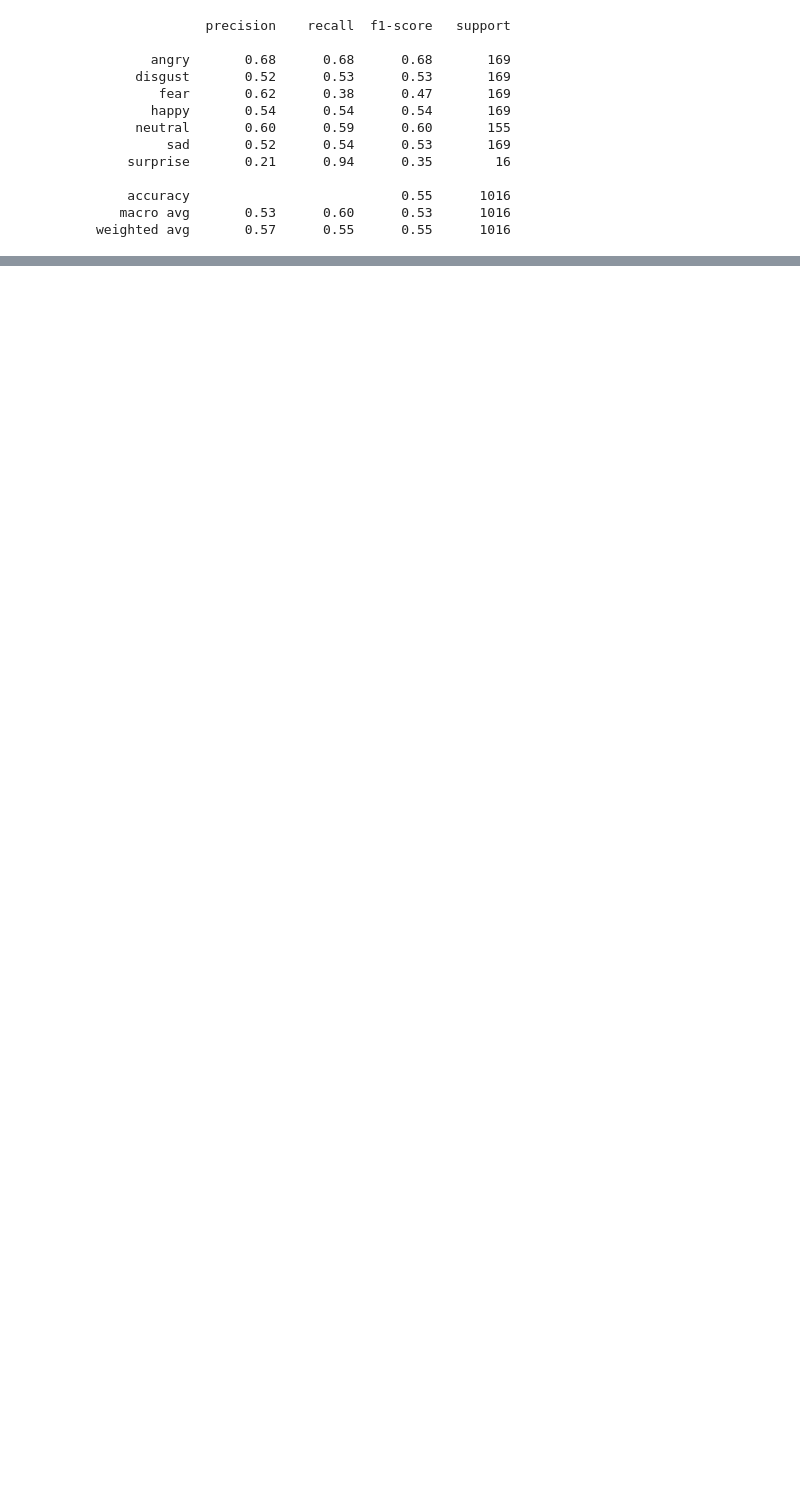
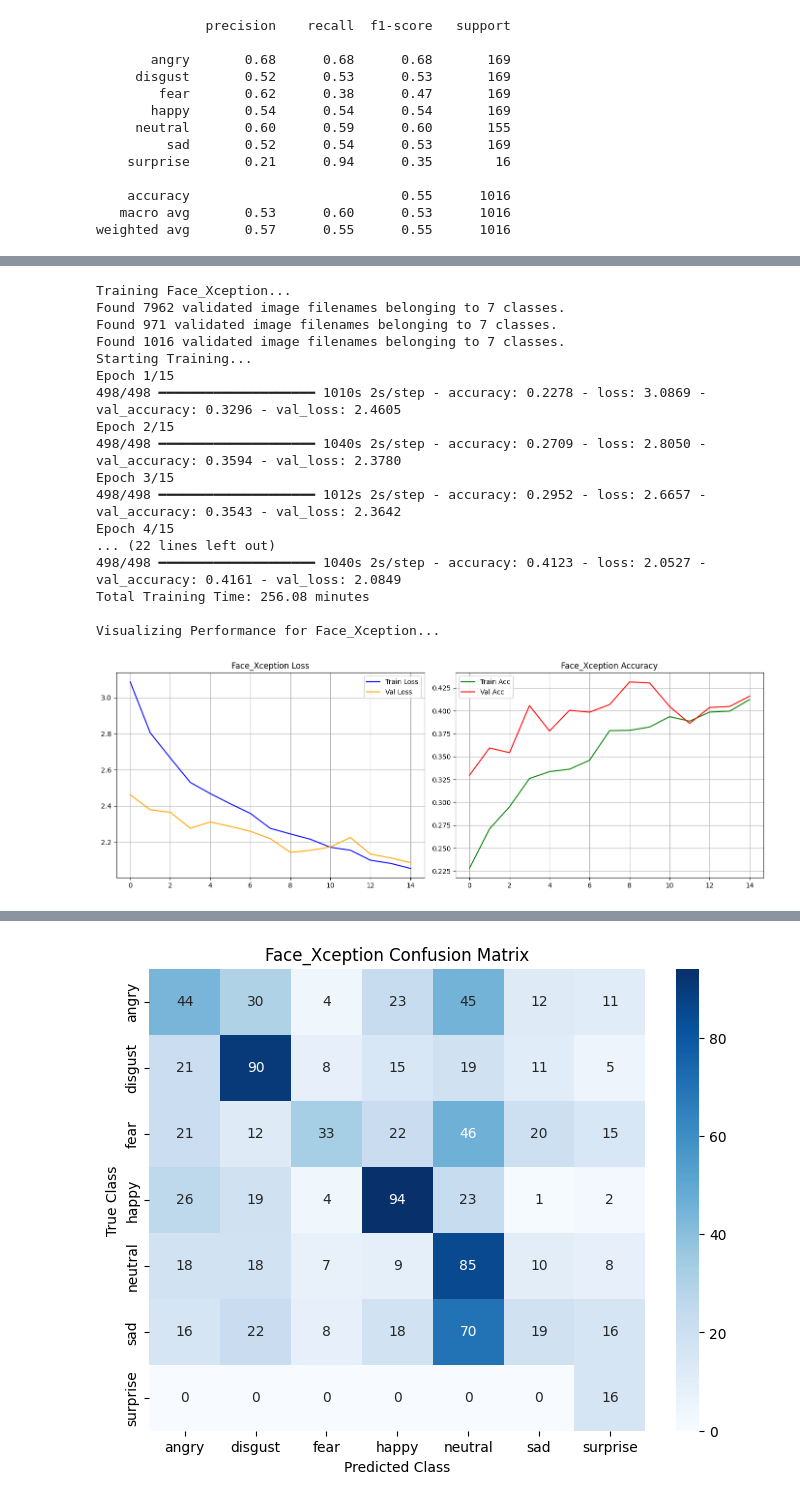
Before and after one commit to Nicolechy04/DSP, a Jupyter notebook: [FINALIZED]Unimodel Training.ipynb, the cells around one changed output, grey strips where cells are left out. Drawn from its saved outputs; the diff is of its cells as text; code cells hidden in the pictures; blank space fills up the shorter version.

```diff
--- a/[FINALIZED]Unimodel Training.ipynb
+++ b/[FINALIZED]Unimodel Training.ipynb
@@ -1034,0 +933,65 @@ weighted avg       0.57      0.55      0.55      1016
+# %%
+tf.keras.backend.clear_session()
+import gc
+gc.collect()
+
+NAME = "Face_Xception"
+print(f"Training {NAME}...")
+
+label_column = 'label'
+if 'label_str' in train_df.columns:
+    label_column = 'label_str'
+
+train_datagen = ImageDataGenerator(
+    preprocessing_function=xcp_preprocess,
+    rotation_range=20, width_shift_range=0.2, height_shift_range=0.2,
+    zoom_range=0.2, horizontal_flip=True, fill_mode='nearest'
+)
+test_datagen = ImageDataGenerator(preprocessing_function=xcp_preprocess)
+
+train_g = train_datagen.flow_from_dataframe(train_df, x_col='face_path', y_col=label_column, target_size=(299,299), batch_size=16, class_mode='categorical')
+val_g = test_datagen.flow_from_dataframe(val_df, x_col='face_path', y_col=label_column, target_size=(299,299), batch_size=16, class_mode='categorical', shuffle=False)
+test_g = test_datagen.flow_from_dataframe(test_df, x_col='face_path', y_col=label_column, target_size=(299,299), batch_size=16, class_mode='categorical', shuffle=False)
+
+model = get_face_transfer_model(Xception, (299,299,3), NUM_CLASSES, NAME)
+model.compile(optimizer=Adam(1e-4), loss='categorical_crossentropy', metrics=['accuracy'])
+
+callbacks = [EarlyStopping(patience=5, restore_best_weights=True), ModelCheckpoint(f"models_zoo_1/{NAME}.keras", save_best_only=True, monitor='val_accuracy')]
+
+print("Starting Training...")
+start_train = time.time()
+
+hist = model.fit(
+    train_g,
+    validation_data=val_g,
+    epochs=15,
+    callbacks=callbacks,
+    class_weight=class_weights_dict,
+    verbose=1
+)
+end_train = time.time()
+total_train_minutes = (end_train - start_train) / 60
+
+print(f"Total Training Time: {total_train_minutes:.2f} minutes")
+
+model.load_weights(f"models_zoo_1/{NAME}.keras")
+visualize_training(hist, model, test_g, NAME)
+# %% [output]
+Training Face_Xception...
+Found 7962 validated image filenames belonging to 7 classes.
+Found 971 validated image filenames belonging to 7 classes.
+Found 1016 validated image filenames belonging to 7 classes.
+Starting Training...
+Epoch 1/15
+498/498 ━━━━━━━━━━━━━━━━━━━━ 1010s 2s/step - accuracy: 0.2278 - loss: 3.0869 - val_accuracy: 0.3296 - val_loss: 2.4605
+Epoch 2/15
+498/498 ━━━━━━━━━━━━━━━━━━━━ 1040s 2s/step - accuracy: 0.2709 - loss: 2.8050 - val_accuracy: 0.3594 - val_loss: 2.3780
+Epoch 3/15
+498/498 ━━━━━━━━━━━━━━━━━━━━ 1012s 2s/step - accuracy: 0.2952 - loss: 2.6657 - val_accuracy: 0.3543 - val_loss: 2.3642
+Epoch 4/15
+... (22 lines left out)
+498/498 ━━━━━━━━━━━━━━━━━━━━ 1040s 2s/step - accuracy: 0.4123 - loss: 2.0527 - val_accuracy: 0.4161 - val_loss: 2.0849
+Total Training Time: 256.08 minutes
+
+Visualizing Performance for Face_Xception...
+[figure, added]
@@ -1034,0 +999 @@ weighted avg       0.57      0.55      0.55      1016
+[figure, added]
```
Also changed, not shown: parts of 17 cells of this notebook.
